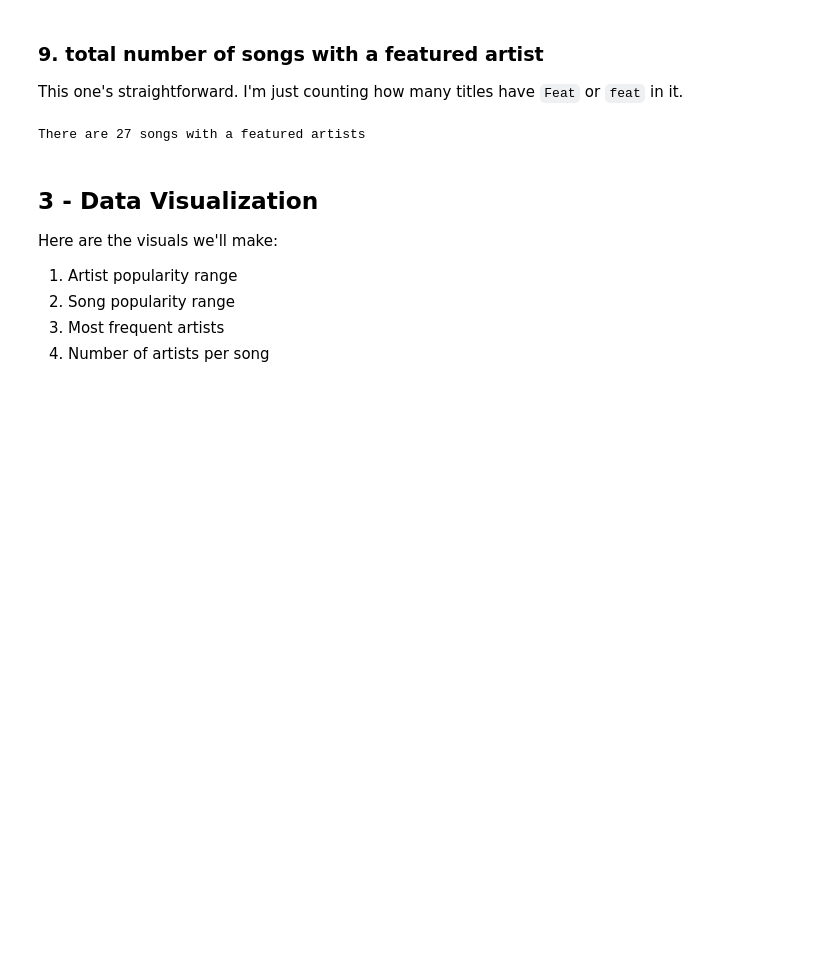
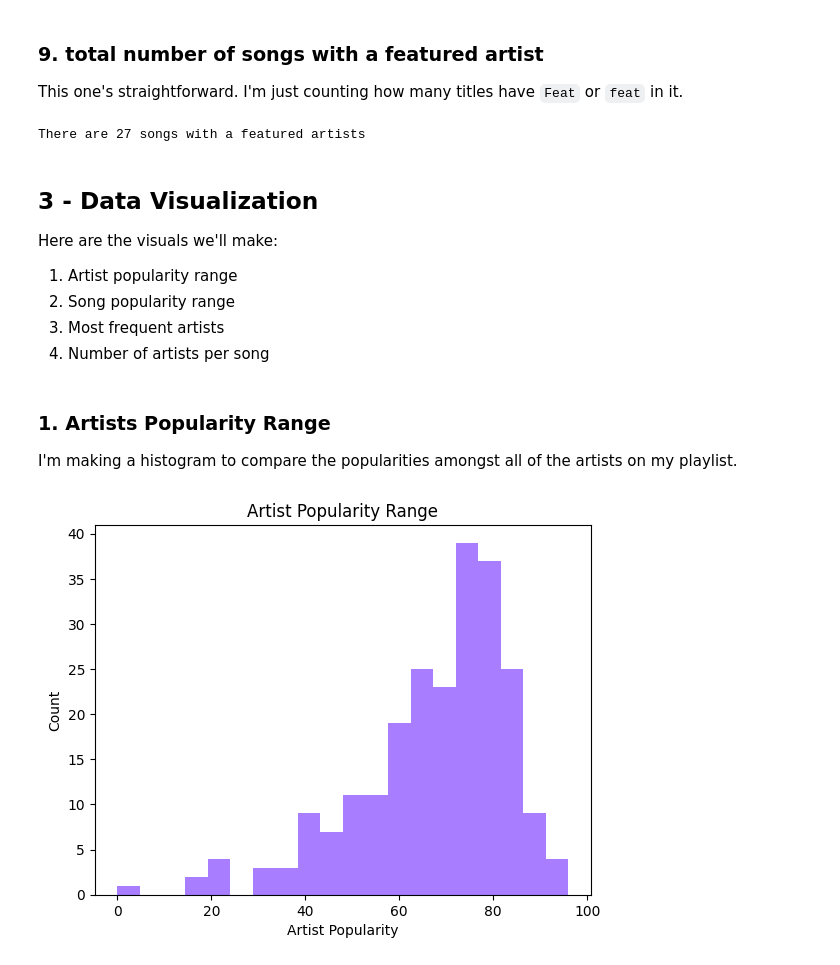
Before and after one commit to Mike-McKee/spotify-popularity, a Jupyter notebook: python_code/data_analysis.ipynb, the cells around one changed output. Drawn from its saved outputs; the diff is of its cells as text; code cells hidden in the pictures; blank space fills up the shorter version.

```diff
--- a/python_code/data_analysis.ipynb
+++ b/python_code/data_analysis.ipynb
@@ -356,3 +358,15 @@ Here are the visuals we'll make:
 2. Song popularity range
 3. Most frequent artists
 4. Number of artists per song
+# %% [markdown]
+### 1. Artists Popularity Range
+
+I'm making a histogram to compare the popularities amongst all of the artists on my playlist.
+# %%
+sns.histplot(data=artists, x='Artist_Popularity', bins=20, legend=False, color='#8c52ff',linewidth=0)
+plt.xlabel('Artist Popularity')
+plt.ylabel('Count')
+plt.title('Artist Popularity Range')
+plt.show()
+# %% [output]
+[figure, added]
```
Also changed, not shown: parts of 9 cells of this notebook.
